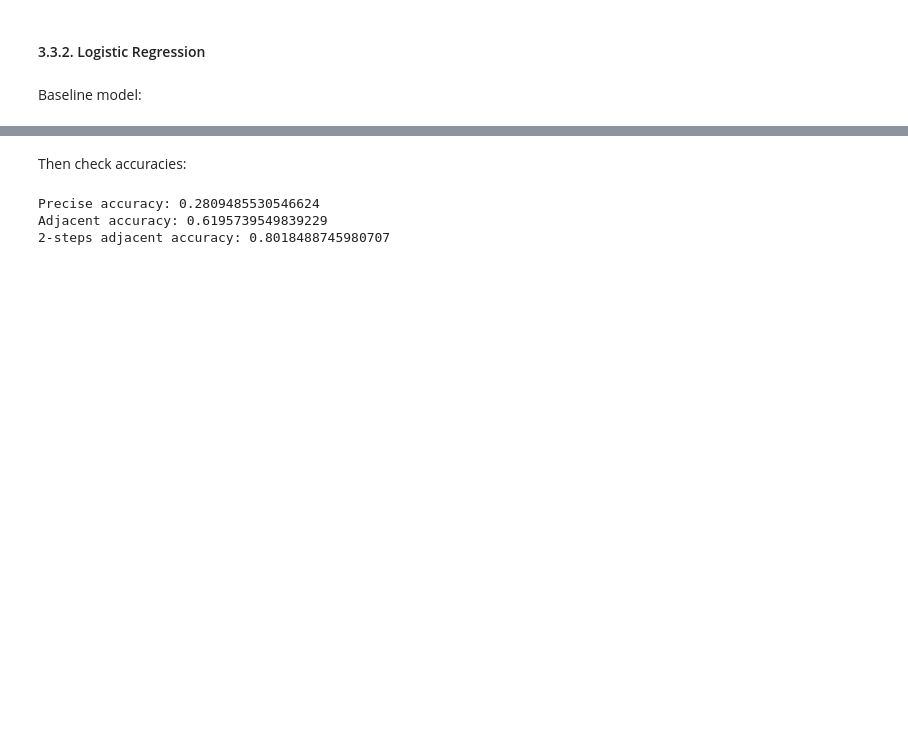
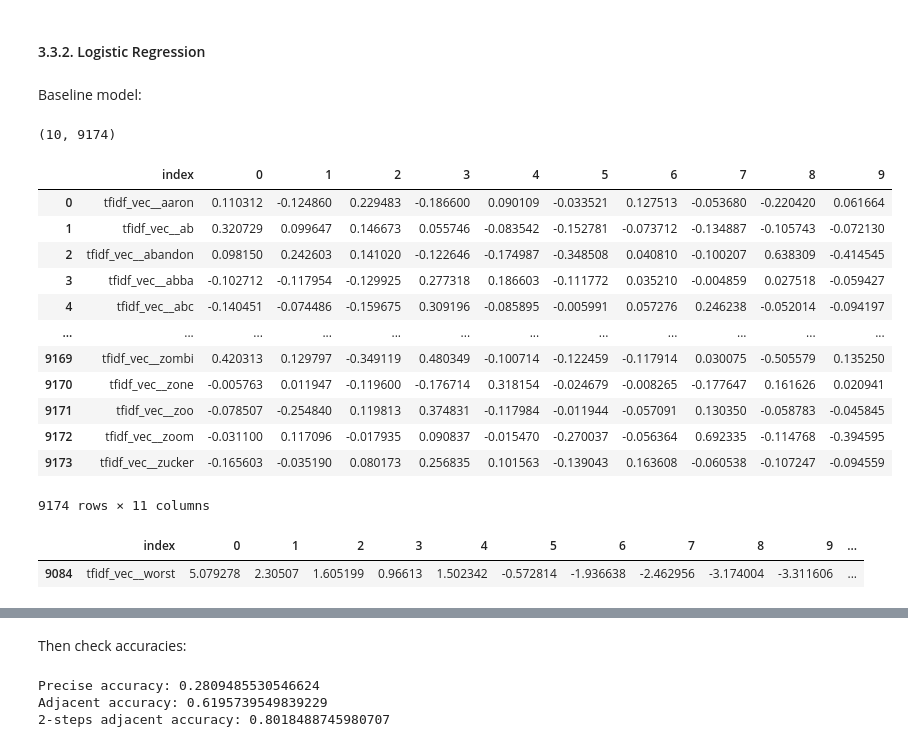
Before and after one commit to hungpham89/IMDB_review_predictor, a Jupyter notebook: Code/3_Modeling.ipynb, the cells around one changed output, grey strips where cells are left out. Saved outputs shown, nothing was run; the diff lists cells and outputs as text; code cells hidden in the pictures; blank space fills up the shorter version.

```diff
--- a/Code/3_Modeling.ipynb
+++ b/Code/3_Modeling.ipynb
@@ -368,0 +370,30 @@ y_hat_log = my_log.predict(X_test_tran_df)
+# %%
+my_log_df.shape
+# %% [output]
+(10, 9174)
+# %%
+LogReg = my_log
+LogReg.coef_ #Get attribute for coefficient from our model
+Log_coef_df = pd.DataFrame(data = LogReg.coef_, #Build a dataframe for coef
+                           columns = X_train_tran_df.columns).T.reset_index() #Getting respective columns' name from our original df, then transpose and reset index
+# %%
+Log_coef_df
+# %% [output]
+|  | index | 0 | 1 | 2 | 3 | 4 | 5 | 6 | 7 | 8 | 9 |
+| 0 | tfidf_vec__aaron | 0.110312 | -0.124860 | 0.229483 | -0.186600 | 0.090109 | -0.033521 | 0.127513 | -0.053680 | -0.220420 | 0.061664 |
+| 1 | tfidf_vec__ab | 0.320729 | 0.099647 | 0.146673 | 0.055746 | -0.083542 | -0.152781 | -0.073712 | -0.134887 | -0.105743 | -0.072130 |
+| 2 | tfidf_vec__abandon | 0.098150 | 0.242603 | 0.141020 | -0.122646 | -0.174987 | -0.348508 | 0.040810 | -0.100207 | 0.638309 | -0.414545 |
+| 3 | tfidf_vec__abba | -0.102712 | -0.117954 | -0.129925 | 0.277318 | 0.186603 | -0.111772 | 0.035210 | -0.004859 | 0.027518 | -0.059427 |
+| 4 | tfidf_vec__abc | -0.140451 | -0.074486 | -0.159675 | 0.309196 | -0.085895 | -0.005991 | 0.057276 | 0.246238 | -0.052014 | -0.094197 |
+| ... | ... | ... | ... | ... | ... | ... | ... | ... | ... | ... | ... |
+| 9169 | tfidf_vec__zombi | 0.420313 | 0.129797 | -0.349119 | 0.480349 | -0.100714 | -0.122459 | -0.117914 | 0.030075 | -0.505579 | 0.135250 |
+| 9170 | tfidf_vec__zone | -0.005763 | 0.011947 | -0.119600 | -0.176714 | 0.318154 | -0.024679 | -0.008265 | -0.177647 | 0.161626 | 0.020941 |
+| 9171 | tfidf_vec__zoo | -0.078507 | -0.254840 | 0.119813 | 0.374831 | -0.117984 | -0.011944 | -0.057091 | 0.130350 | -0.058783 | -0.045845 |
+| 9172 | tfidf_vec__zoom | -0.031100 | 0.117096 | -0.017935 | 0.090837 | -0.015470 | -0.270037 | -0.056364 | 0.692335 | -0.114768 | -0.394595 |
+| 9173 | tfidf_vec__zucker | -0.165603 | -0.035190 | 0.080173 | 0.256835 | 0.101563 | -0.139043 | 0.163608 | -0.060538 | -0.107247 | -0.094559 |
+9174 rows × 11 columns
+# %%
+Log_coef_df[Log_coef_df[0] == Log_coef_df[0].max()]
+# %% [output]
+|  | index | 0 | 1 | 2 | 3 | 4 | 5 | 6 | 7 | 8 | 9 | ... |
+| 9084 | tfidf_vec__worst | 5.079278 | 2.30507 | 1.605199 | 0.96613 | 1.502342 | -0.572814 | -1.936638 | -2.462956 | -3.174004 | -3.311606 | ... |
```
Also changed, not shown: parts of 6 cells of this notebook.
